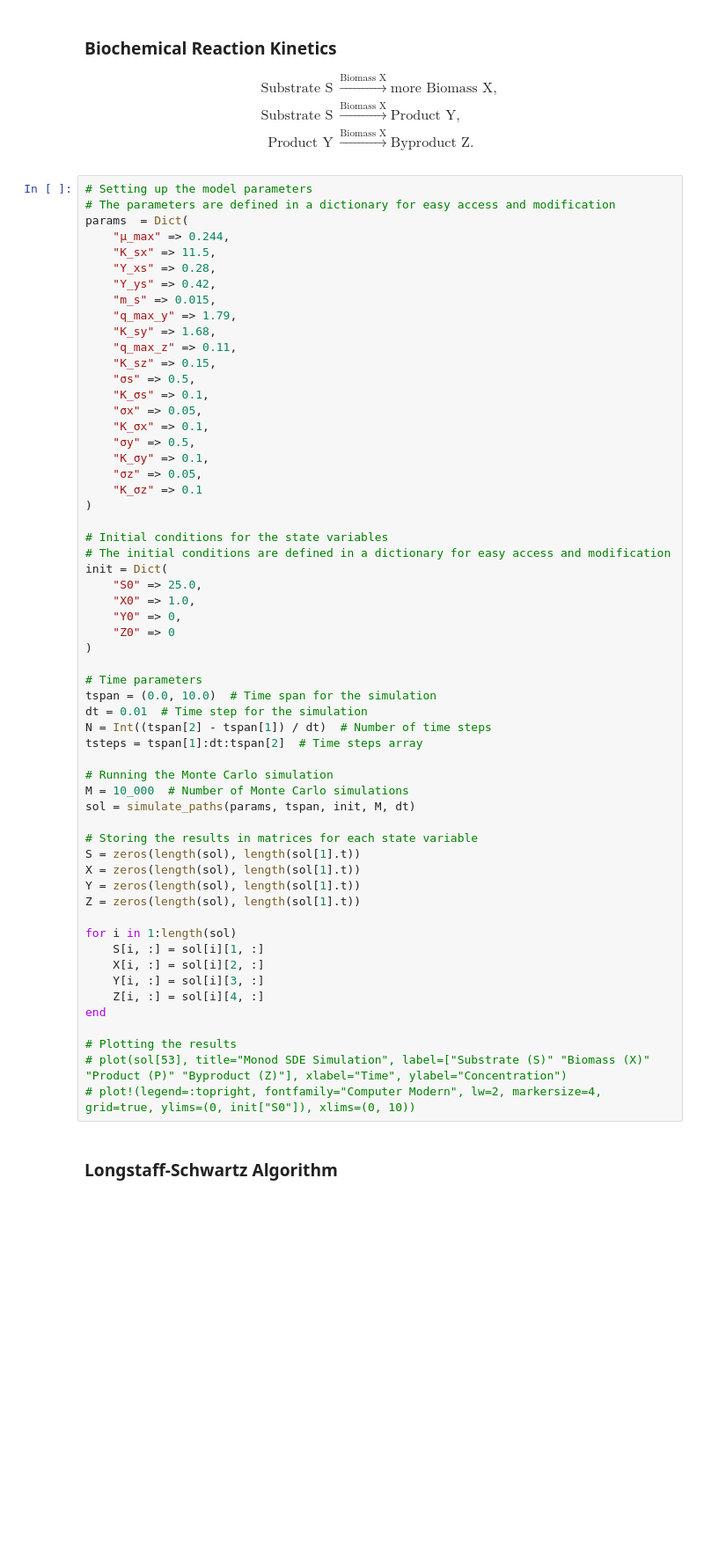
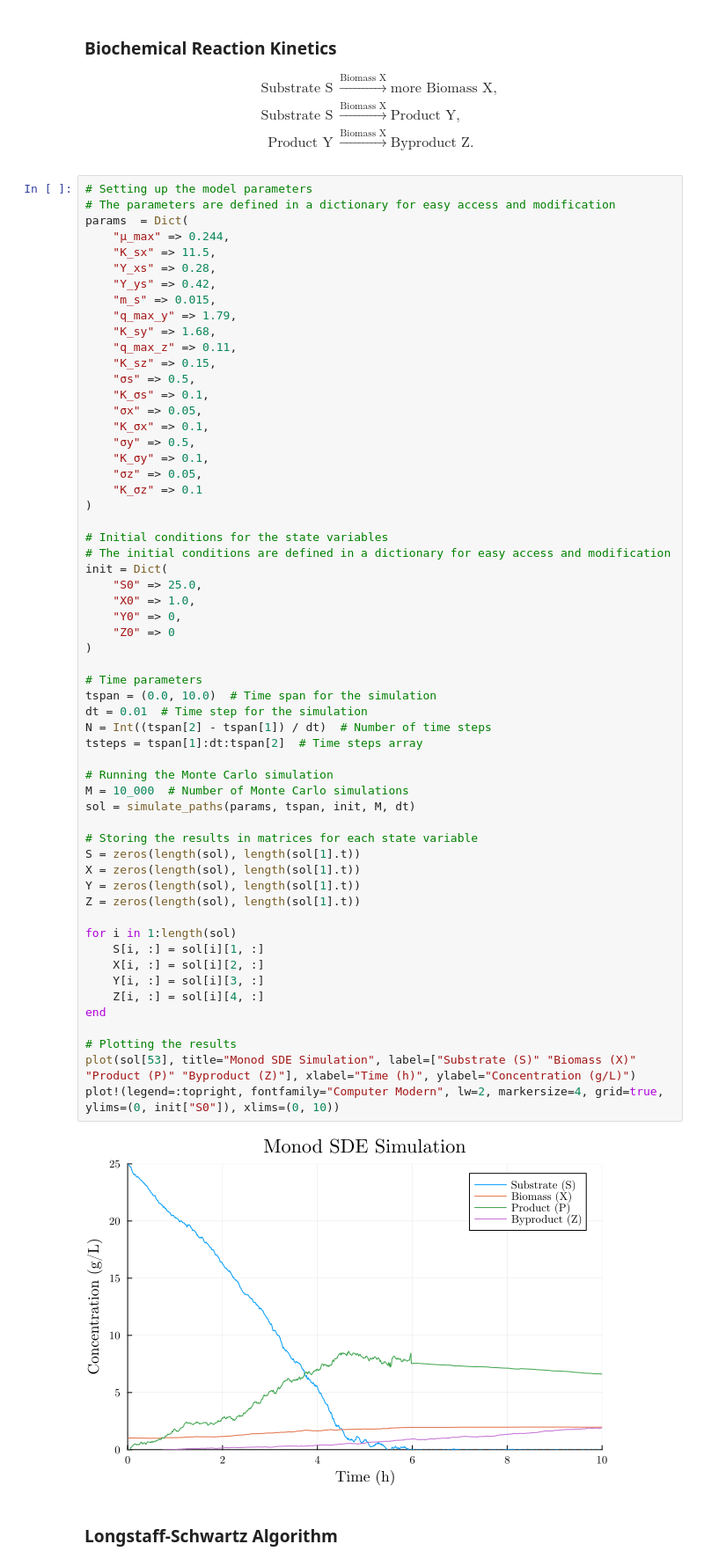
Before and after one commit to rafifsr/bachelorsthesis, a Jupyter notebook: LSMC.ipynb, the cells around one changed output. Shown at 88% size. Saved outputs shown, nothing was run; the diff lists cells and outputs as text; blank space fills up the shorter version.

```diff
--- a/LSMC.ipynb
+++ b/LSMC.ipynb
@@ -43,35 +49,37 @@ init = Dict(
     "S0" => 25.0,
     "X0" => 1.0,
     "Y0" => 0,
     "Z0" => 0
 )
 
 # Time parameters
 tspan = (0.0, 10.0)  # Time span for the simulation
 dt = 0.01  # Time step for the simulation
 N = Int((tspan[2] - tspan[1]) / dt)  # Number of time steps
 tsteps = tspan[1]:dt:tspan[2]  # Time steps array
 
 # Running the Monte Carlo simulation
 M = 10_000  # Number of Monte Carlo simulations
 sol = simulate_paths(params, tspan, init, M, dt)
 
 # Storing the results in matrices for each state variable
 S = zeros(length(sol), length(sol[1].t))
 X = zeros(length(sol), length(sol[1].t))
 Y = zeros(length(sol), length(sol[1].t))
 Z = zeros(length(sol), length(sol[1].t))
 
 for i in 1:length(sol)
     S[i, :] = sol[i][1, :]
     X[i, :] = sol[i][2, :]
     Y[i, :] = sol[i][3, :]
     Z[i, :] = sol[i][4, :]
 end
 
 # Plotting the results
-# plot(sol[53], title="Monod SDE Simulation", label=["Substrate (S)" "Biomass (X)" "Product (P)" "Byproduct (Z)"], xlabel="Time", ylabel="Concentration")
-# plot!(legend=:topright, fontfamily="Computer Modern", lw=2, markersize=4, grid=true, ylims=(0, init["S0"]), xlims=(0, 10))
+plot(sol[53], title="Monod SDE Simulation", label=["Substrate (S)" "Biomass (X)" "Product (P)" "Byproduct (Z)"], xlabel="Time (h)", ylabel="Concentration (g/L)")
+plot!(legend=:topright, fontfamily="Computer Modern", lw=2, markersize=4, grid=true, ylims=(0, init["S0"]), xlims=(0, 10))
+# %% [output]
+[figure, added]
 # %% [markdown]
 ### Longstaff-Schwartz Algorithm
 # %%
```
Also changed, not shown: parts of 3 cells of this notebook, 1 other file.
